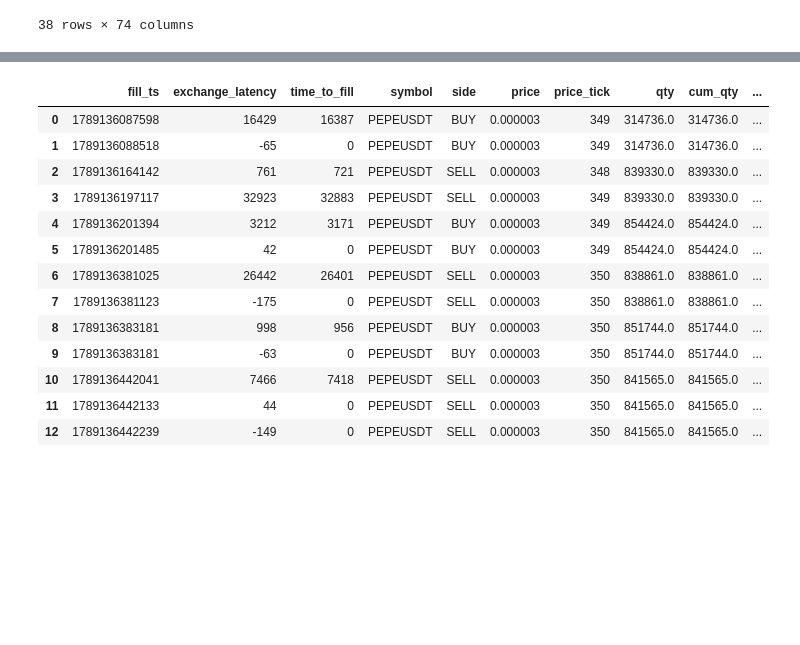
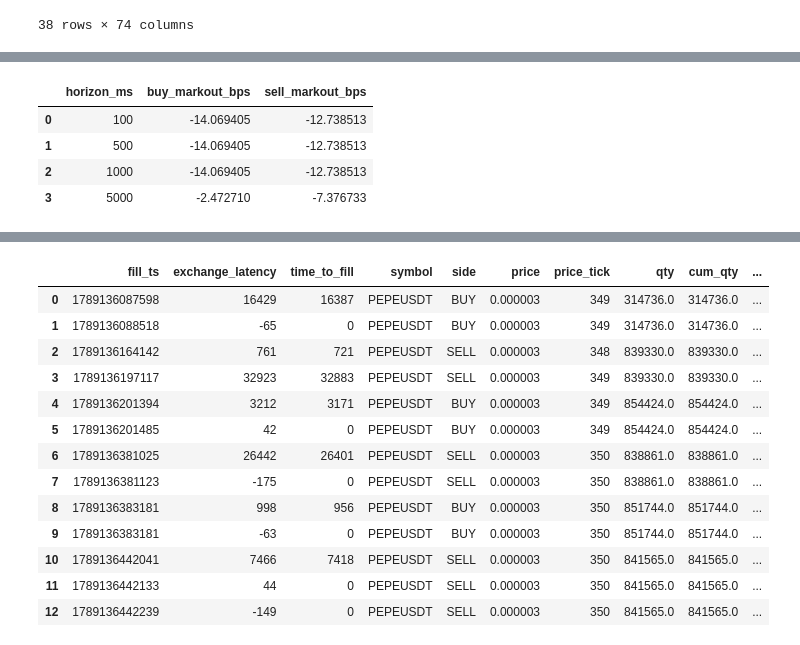
Before and after one commit to Briansim74/Market-Making-Trading-System, a Jupyter notebook: mm_research_toxicity.ipynb, the cells around one changed output, grey strips where cells are left out. Saved outputs shown, nothing was run; the diff lists cells and outputs as text; code cells hidden in the pictures; blank space fills up the shorter version.

```diff
--- a/mm_research_toxicity.ipynb
+++ b/mm_research_toxicity.ipynb
@@ -31,0 +74,10 @@ fills
+# %%
+markout_df = pd.DataFrame({
+    "horizon_ms": horizons,
+    "markout_bps": [
+        fills[f"markout_{h}ms_bps"].mean()
+        for h in horizons
+    ]
+})
+
+markout_df
@@ -31,0 +90,20 @@ fills
+# %%
+markout_df = pd.DataFrame({
+    "horizon_ms": horizons,
+    "buy_markout_bps": [
+        fills.loc[fills["side"] == "BUY", f"markout_{h}ms_bps"].mean()
+        for h in horizons
+    ],
+    "sell_markout_bps": [
+        fills.loc[fills["side"] == "SELL", f"markout_{h}ms_bps"].mean()
+        for h in horizons
+    ],
+})
+
+markout_df
+# %% [output]
+|  | horizon_ms | buy_markout_bps | sell_markout_bps |
+| 0 | 100 | -14.069405 | -12.738513 |
+| 1 | 500 | -14.069405 | -12.738513 |
+| 2 | 1000 | -14.069405 | -12.738513 |
+| 3 | 5000 | -2.472710 | -7.376733 |
```
Also changed, not shown: parts of 3 cells of this notebook, 50 other files.
